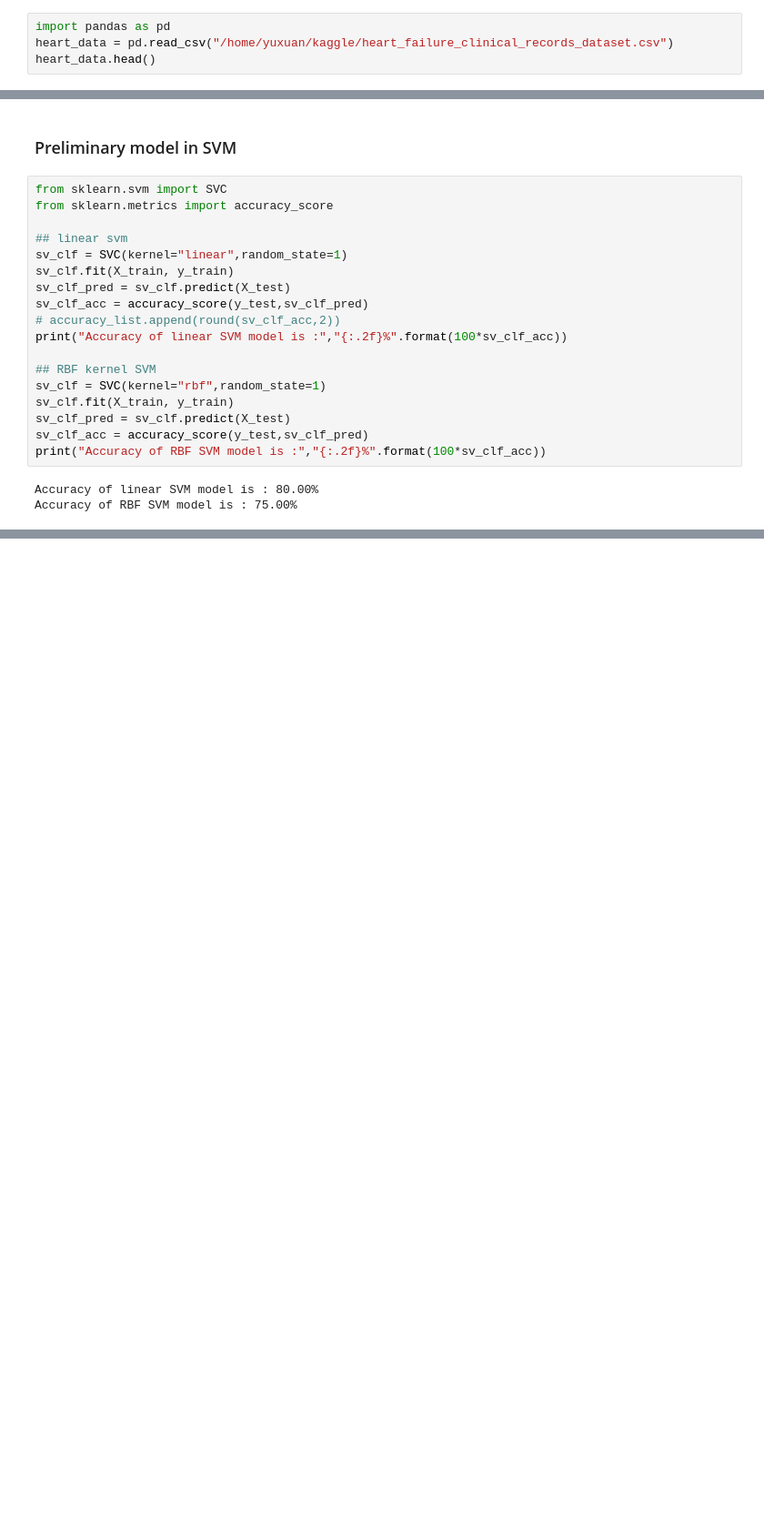
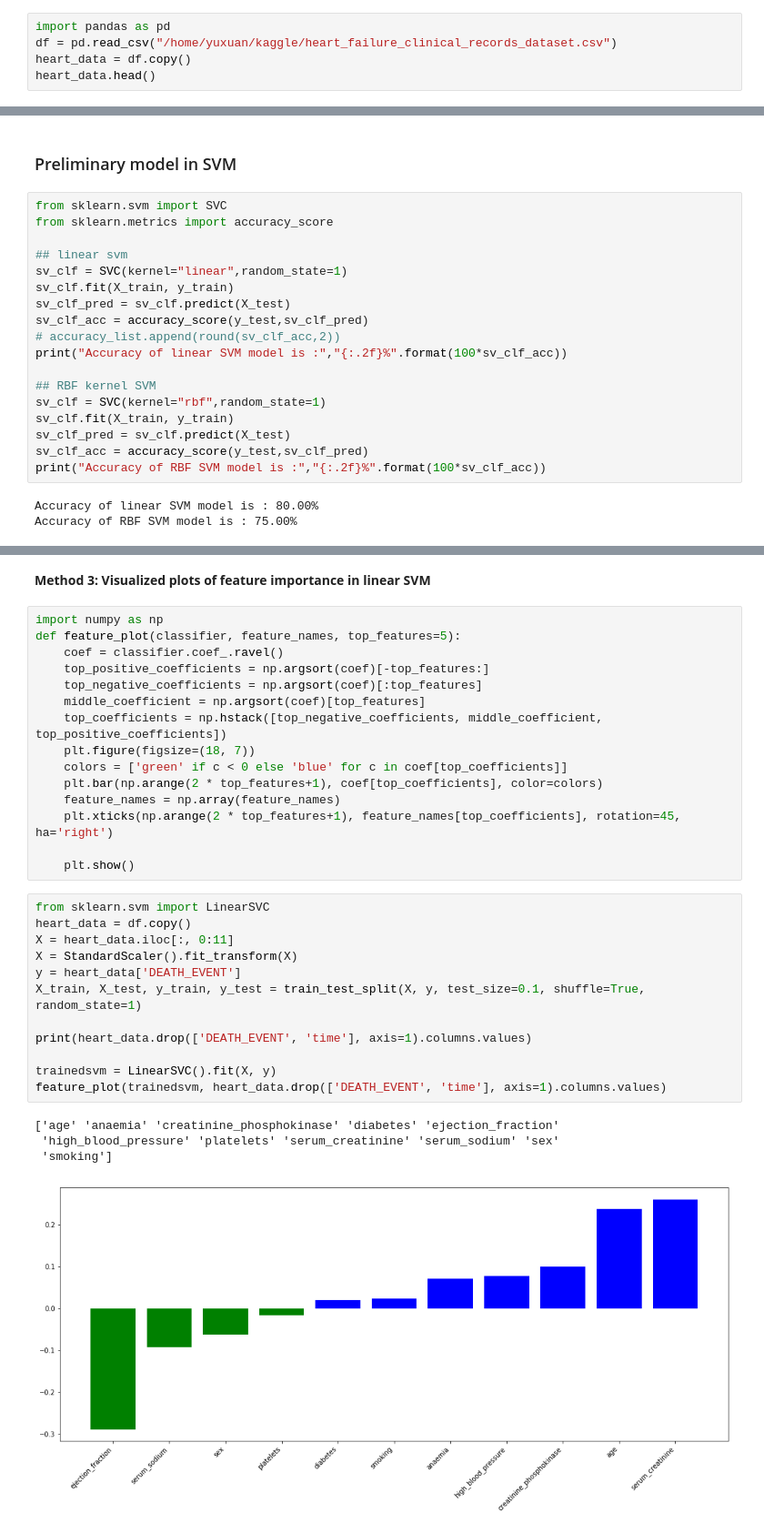
Before and after one commit to yuxuanwu17/heart_failure_detection, a Jupyter notebook: Final_report.ipynb, the cells around one changed output, grey strips where cells are left out. Shown at 91% size. Drawn from its saved outputs; the diff is of its cells as text; blank space fills up the shorter version.

Commit message:
finished the explorative data analysis and visualization

```diff
--- a/Final_report.ipynb
+++ b/Final_report.ipynb
@@ -62,7 +62,8 @@ The input to our predictor is is a medical dataset which contains 12 features th
 ### Return the head of dataset (a overview of inside components)
 # %%
 import pandas as pd
-heart_data = pd.read_csv("/home/yuxuan/kaggle/heart_failure_clinical_records_dataset.csv")
+df = pd.read_csv("/home/yuxuan/kaggle/heart_failure_clinical_records_dataset.csv")
+heart_data = df.copy()
 heart_data.head()
 # %% [output]
 |  | age | anaemia | creatinine_phosphokinase | diabetes | ejection_fraction | high_blood_pressure | platelets | ... |
@@ -204,0 +269,34 @@ Accuracy of RBF SVM model is : 75.00%
+# %% [markdown]
+**Method 3: Visualized plots of feature importance in linear SVM**
+# %%
+import numpy as np
+def feature_plot(classifier, feature_names, top_features=5):
+    coef = classifier.coef_.ravel()
+    top_positive_coefficients = np.argsort(coef)[-top_features:]
+    top_negative_coefficients = np.argsort(coef)[:top_features]
+    middle_coefficient = np.argsort(coef)[top_features]
+    top_coefficients = np.hstack([top_negative_coefficients, middle_coefficient, top_positive_coefficients])
+    plt.figure(figsize=(18, 7))
+    colors = ['green' if c < 0 else 'blue' for c in coef[top_coefficients]]
+    plt.bar(np.arange(2 * top_features+1), coef[top_coefficients], color=colors)
+    feature_names = np.array(feature_names)
+    plt.xticks(np.arange(2 * top_features+1), feature_names[top_coefficients], rotation=45, ha='right')
+
+    plt.show()
+# %%
+from sklearn.svm import LinearSVC
+heart_data = df.copy()
+X = heart_data.iloc[:, 0:11]
+X = StandardScaler().fit_transform(X)
+y = heart_data['DEATH_EVENT']
+X_train, X_test, y_train, y_test = train_test_split(X, y, test_size=0.1, shuffle=True, random_state=1)
+
+print(heart_data.drop(['DEATH_EVENT', 'time'], axis=1).columns.values)
+
+trainedsvm = LinearSVC().fit(X, y)
+feature_plot(trainedsvm, heart_data.drop(['DEATH_EVENT', 'time'], axis=1).columns.values)
+# %% [output]
+['age' 'anaemia' 'creatinine_phosphokinase' 'diabetes' 'ejection_fraction'
+ 'high_blood_pressure' 'platelets' 'serum_creatinine' 'serum_sodium' 'sex'
+ 'smoking']
+[figure, added]
```
Also changed, not shown: parts of 34 cells of this notebook.
